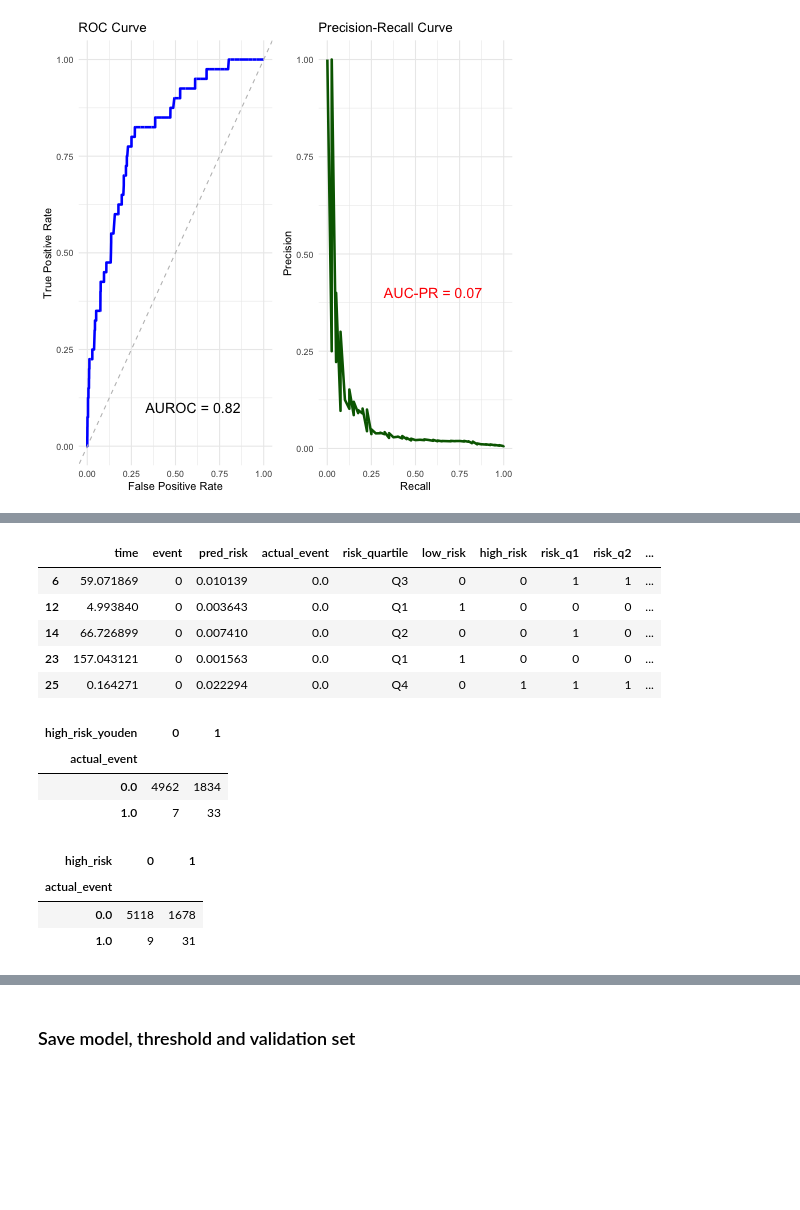
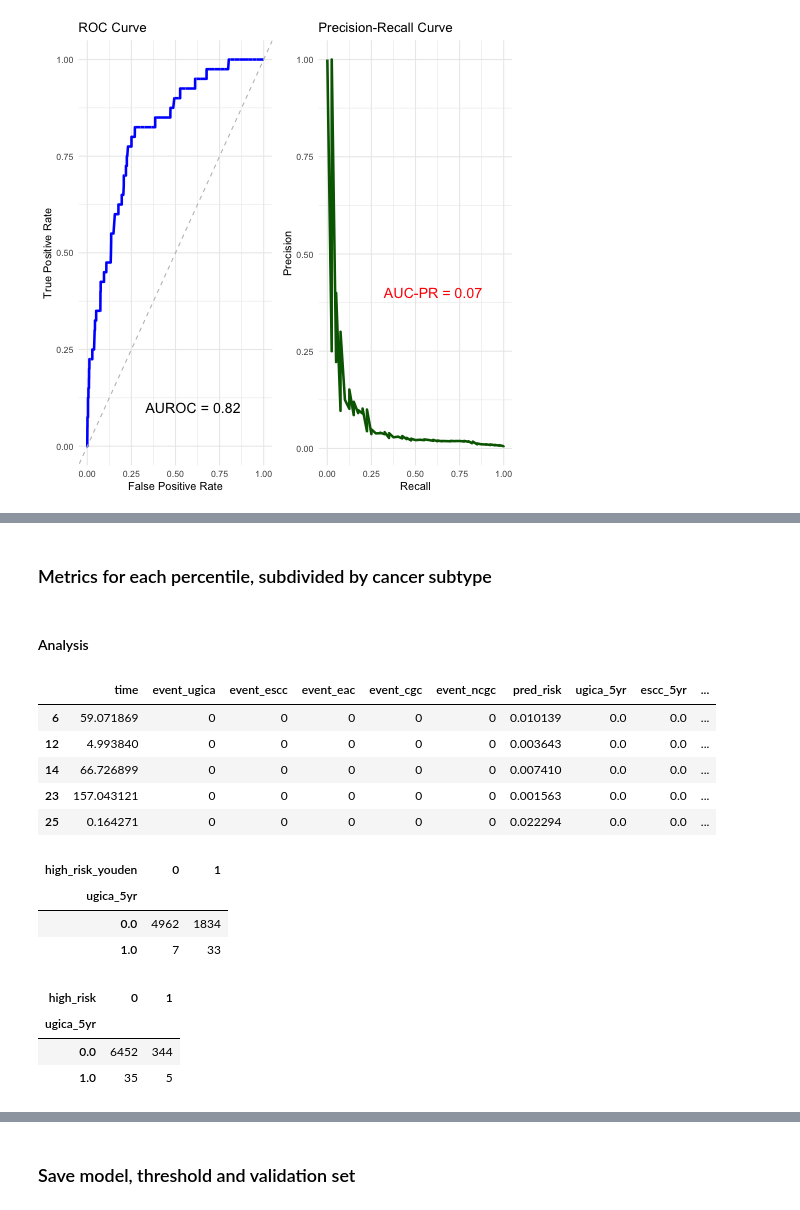
Before and after one commit to alyssayc/ugi-risk, a Jupyter notebook: notebook/analysis_1.ipynb, the cells around one changed output, grey strips where cells are left out. Saved outputs shown, nothing was run; the diff lists cells and outputs as text; code cells hidden in the pictures; blank space fills up the shorter version.

```diff
--- a/notebook/analysis_1.ipynb
+++ b/notebook/analysis_1.ipynb
@@ -551,26 +554,65 @@ Name: count, dtype: int64
+# %% [markdown]
+### Metrics for each percentile, subdivided by cancer subtype
+# %% [markdown]
+#### Analysis
+# %%
+r_df_validation_risk = r['r_df_validation_risk']
+df_validation_risk = pandas2ri.rpy2py(r_df_validation_risk)
+
+optimal_threshold = r['optimal_threshold'][0]
+
+# Example inputs
+percentile_cutoffs = [0, 0.25, 0.5, 0.6, 0.7, 0.75, 0.8, 0.85, 0.9, 0.95, 0.975, 0.99, 1]
+percentile_high_risk = 0.9 # Chosen percentile for high risk group
+
+# Assume df_validation_risk exists and has a 'pred_risk' column
+
+# 1. Generate dynamic labels like Q1, Q2, Q3, ...
+labels = percentile_cutoffs[1:]
+
+# 2. Assign risk groups based on custom cutoffs
+df_validation_risk['risk_group'] = pd.qcut(
+    df_validation_risk['pred_risk'],
+    q=percentile_cutoffs,
+    labels=labels,
+    duplicates='drop'  # in case there are tied values
+)
+
+# 3. Create dynamic risk indicators
+for idx, label in enumerate(labels):
+    risk_col = f"risk_p{percentile_cutoffs[idx+1]}"
+    include_labels = labels[:idx+1]
+    df_validation_risk[risk_col] = np.where(df_validation_risk['risk_group'].isin(include_labels), 0, 1)
+
+# 4. Create low risk and high risk flags
+high_risk_idx = percentile_cutoffs.index(percentile_high_risk)
+df_validation_risk['high_risk'] = np.where(df_validation_risk['risk_group'] == labels[high_risk_idx], 1, 0)
+
+# 5. Based on optimal Youden threshold
+df_validation_risk['high_risk_youden'] = np.where(df_validation_risk['pred_risk'] >= optimal_threshold, 1, 0)
 # %%
 df_validation_risk.head()
 # %% [output]
-|  | time | event | pred_risk | actual_event | risk_quartile | low_risk | high_risk | risk_q1 | risk_q2 | ... |
-| 6 | 59.071869 | 0 | 0.010139 | 0.0 | Q3 | 0 | 0 | 1 | 1 | ... |
-| 12 | 4.993840 | 0 | 0.003643 | 0.0 | Q1 | 1 | 0 | 0 | 0 | ... |
-| 14 | 66.726899 | 0 | 0.007410 | 0.0 | Q2 | 0 | 0 | 1 | 0 | ... |
-| 23 | 157.043121 | 0 | 0.001563 | 0.0 | Q1 | 1 | 0 | 0 | 0 | ... |
-| 25 | 0.164271 | 0 | 0.022294 | 0.0 | Q4 | 0 | 1 | 1 | 1 | ... |
+|  | time | event_ugica | event_escc | event_eac | event_cgc | event_ncgc | pred_risk | ugica_5yr | escc_5yr | ... |
+| 6 | 59.071869 | 0 | 0 | 0 | 0 | 0 | 0.010139 | 0.0 | 0.0 | ... |
+| 12 | 4.993840 | 0 | 0 | 0 | 0 | 0 | 0.003643 | 0.0 | 0.0 | ... |
+| 14 | 66.726899 | 0 | 0 | 0 | 0 | 0 | 0.007410 | 0.0 | 0.0 | ... |
+| 23 | 157.043121 | 0 | 0 | 0 | 0 | 0 | 0.001563 | 0.0 | 0.0 | ... |
+| 25 | 0.164271 | 0 | 0 | 0 | 0 | 0 | 0.022294 | 0.0 | 0.0 | ... |
 # %%
-pd.crosstab(df_validation_risk.actual_event, df_validation_risk.high_risk_youden)
+pd.crosstab(df_validation_risk.ugica_5yr, df_validation_risk.high_risk_youden)
 # %% [output]
 | high_risk_youden | 0 | 1 |
-| actual_event |  |  |
+| ugica_5yr |  |  |
 | 0.0 | 4962 | 1834 |
 | 1.0 | 7 | 33 |
 # %%
-pd.crosstab(df_validation_risk.actual_event, df_validation_risk.high_risk)
+pd.crosstab(df_validation_risk.ugica_5yr, df_validation_risk.high_risk)
 # %% [output]
 | high_risk | 0 | 1 |
-| actual_event |  |  |
-| 0.0 | 5118 | 1678 |
-| 1.0 | 9 | 31 |
+| ugica_5yr |  |  |
+| 0.0 | 6452 | 344 |
+| 1.0 | 35 | 5 |
 # %%
 # Pass dataframe to R to analyze
 pass_df(df_validation_risk, 'r_df_validation_risk')
```
Also changed, not shown: parts of 23 cells of this notebook.
